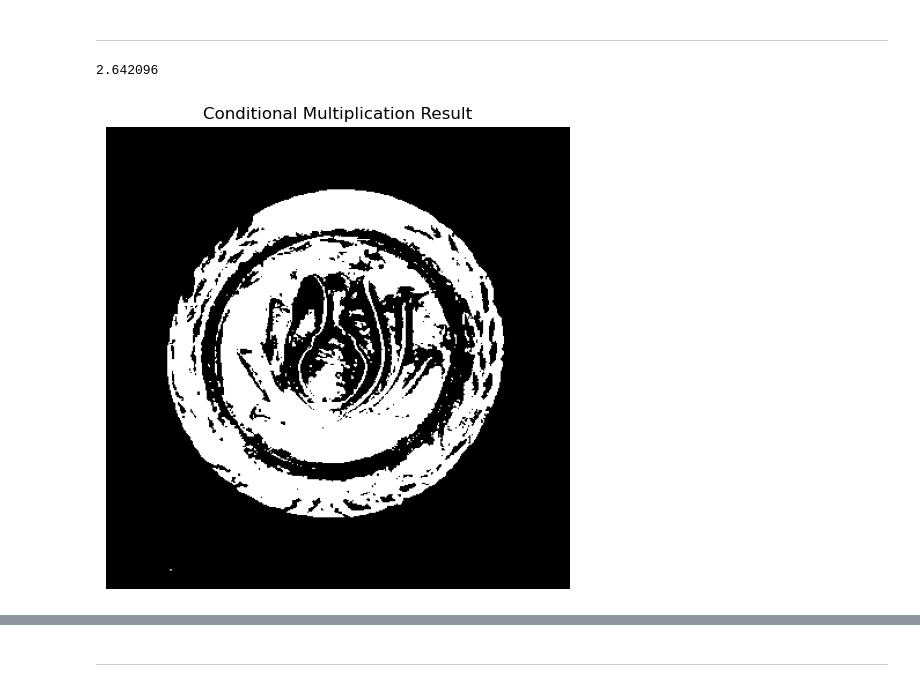
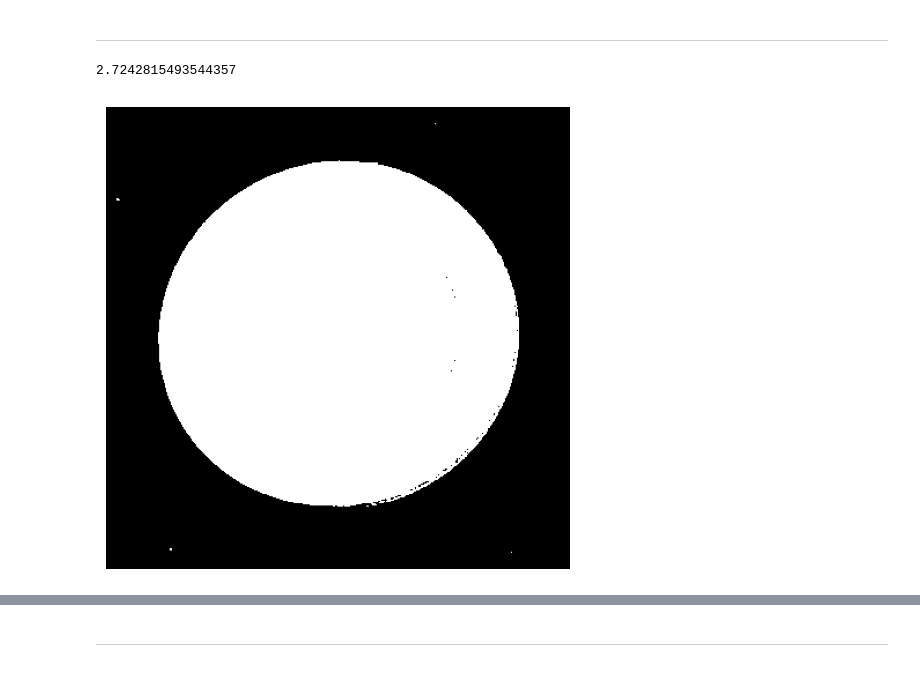
Before and after one commit to mjmousavi97/Image-processing-TehranUni-2025, a Jupyter notebook: DIP-HW8/src/Q2.ipynb, the cells around one changed output, grey strips where cells are left out. Drawn from its saved outputs; the diff is of its cells as text; code cells hidden in the pictures.

```diff
--- a/DIP-HW8/src/Q2.ipynb
+++ b/DIP-HW8/src/Q2.ipynb
@@ -225,31 +225,23 @@ plt.show()
 # %% [markdown]
 ___
 # %%
-img[1:10, 1:10].mean()
+img[1:50, 1:50].mean()
 # %% [output]
-2.642096
+2.7242815493544357
 # %%
 # Read two grayscale images
 img1 = img
-img2 = binary_img
 
 # Threshold value for img1
-threshold = 55
+threshold = 38
 
 # Create a mask: where img1 is below threshold
-mask = img1 < threshold
-
-# Create output image
-result = np.where(mask, 0 * img2, img2)
-
-# Normalize and convert to uint8 for saving or displaying
-result = np.clip(result / result.max() * 255, 0, 255).astype(np.uint8)
+mask = img1 > threshold
 
 # Show the result using matplotlib
 plt.figure(figsize=(8, 6))
-plt.imshow(result, cmap='gray')
-plt.title('Conditional Multiplication Result')
+plt.imshow(mask, cmap='gray')
 plt.axis('off')
 plt.show()
 # %% [output]
-[figure, old version]
+[figure, new version]
```
Also changed, not shown: parts of 6 cells of this notebook.
